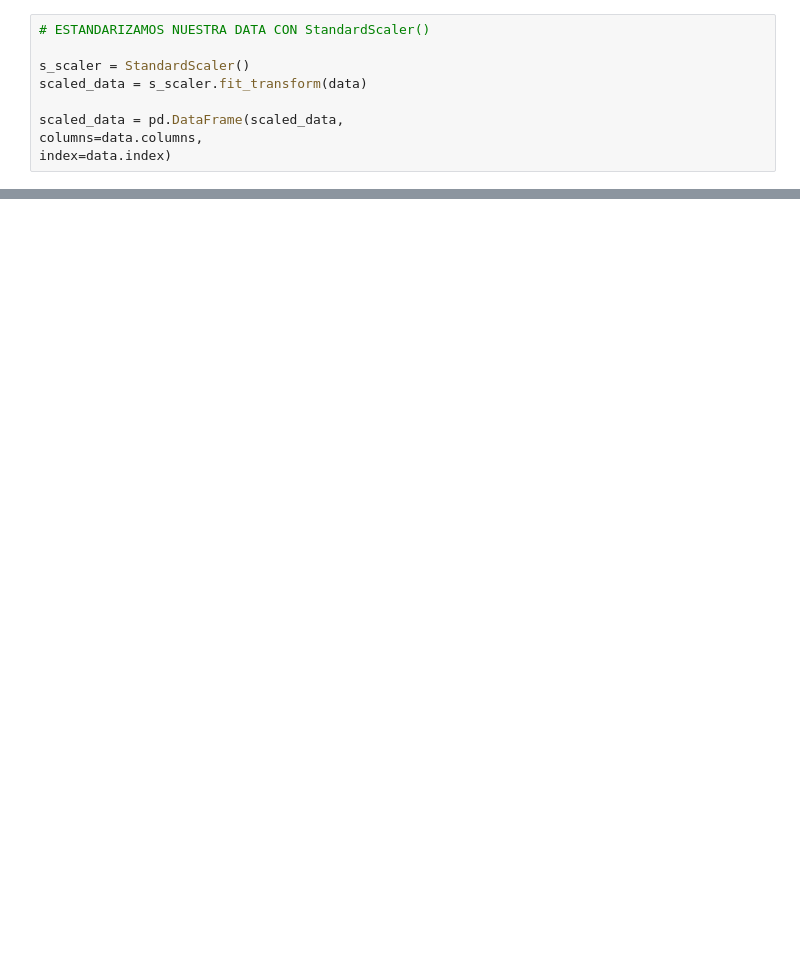
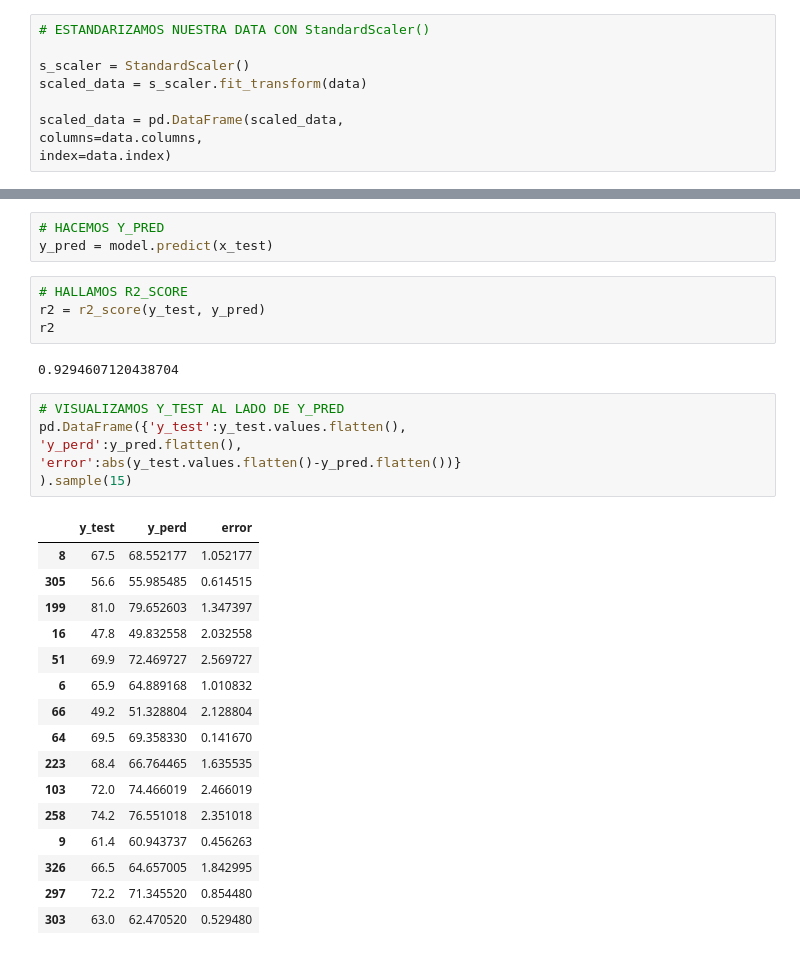
Before and after one commit to Felipeagq/TensorFlow, a Jupyter notebook: sequential.ipynb, the cells around one changed output, grey strips where cells are left out. Saved outputs shown, nothing was run; the diff lists cells and outputs as text; blank space fills up the shorter version.

```diff
--- a/sequential.ipynb
+++ b/sequential.ipynb
@@ -174,0 +260,32 @@ scaled_data.describe().T
+# %%
+# HACEMOS Y_PRED
+y_pred = model.predict(x_test)
+# %%
+# HALLAMOS R2_SCORE
+r2 = r2_score(y_test, y_pred)
+r2
+# %% [output]
+0.9294607120438704
+# %%
+# VISUALIZAMOS Y_TEST AL LADO DE Y_PRED
+pd.DataFrame({'y_test':y_test.values.flatten(),
+'y_perd':y_pred.flatten(),
+'error':abs(y_test.values.flatten()-y_pred.flatten())}
+).sample(15)
+# %% [output]
+|  | y_test | y_perd | error |
+| 8 | 67.5 | 68.552177 | 1.052177 |
+| 305 | 56.6 | 55.985485 | 0.614515 |
+| 199 | 81.0 | 79.652603 | 1.347397 |
+| 16 | 47.8 | 49.832558 | 2.032558 |
+| 51 | 69.9 | 72.469727 | 2.569727 |
+| 6 | 65.9 | 64.889168 | 1.010832 |
+| 66 | 49.2 | 51.328804 | 2.128804 |
+| 64 | 69.5 | 69.358330 | 0.141670 |
+| 223 | 68.4 | 66.764465 | 1.635535 |
+| 103 | 72.0 | 74.466019 | 2.466019 |
+| 258 | 74.2 | 76.551018 | 2.351018 |
+| 9 | 61.4 | 60.943737 | 0.456263 |
+| 326 | 66.5 | 64.657005 | 1.842995 |
+| 297 | 72.2 | 71.345520 | 0.854480 |
+| 303 | 63.0 | 62.470520 | 0.529480 |
```
Also changed, not shown: parts of 11 cells of this notebook, 1 other file.
